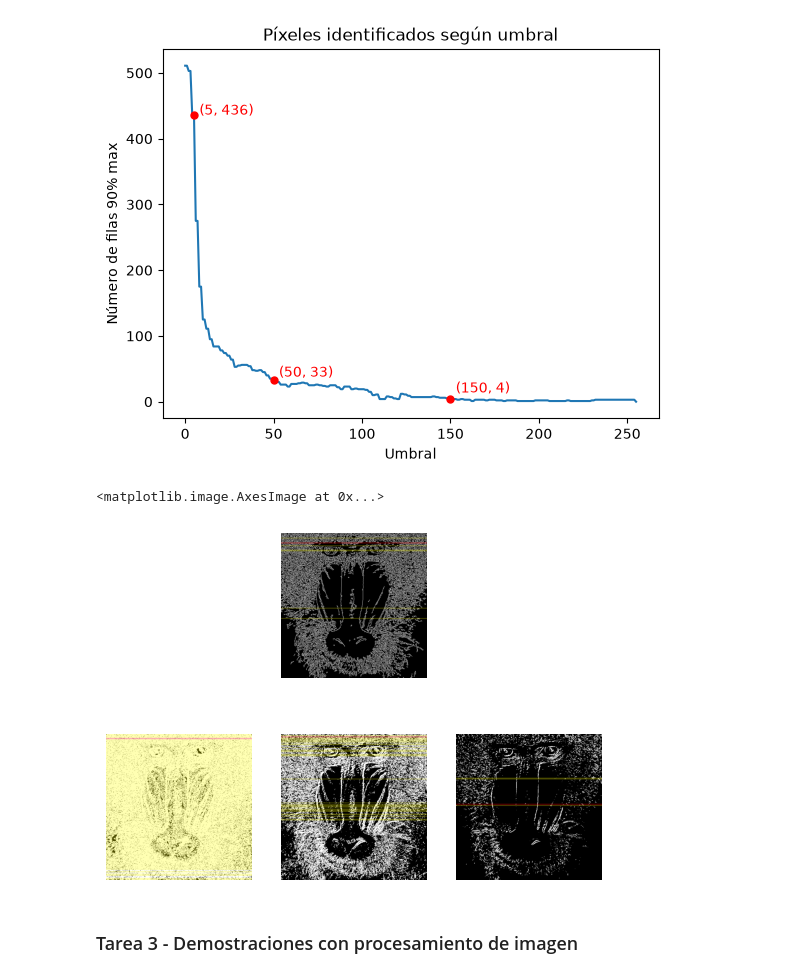
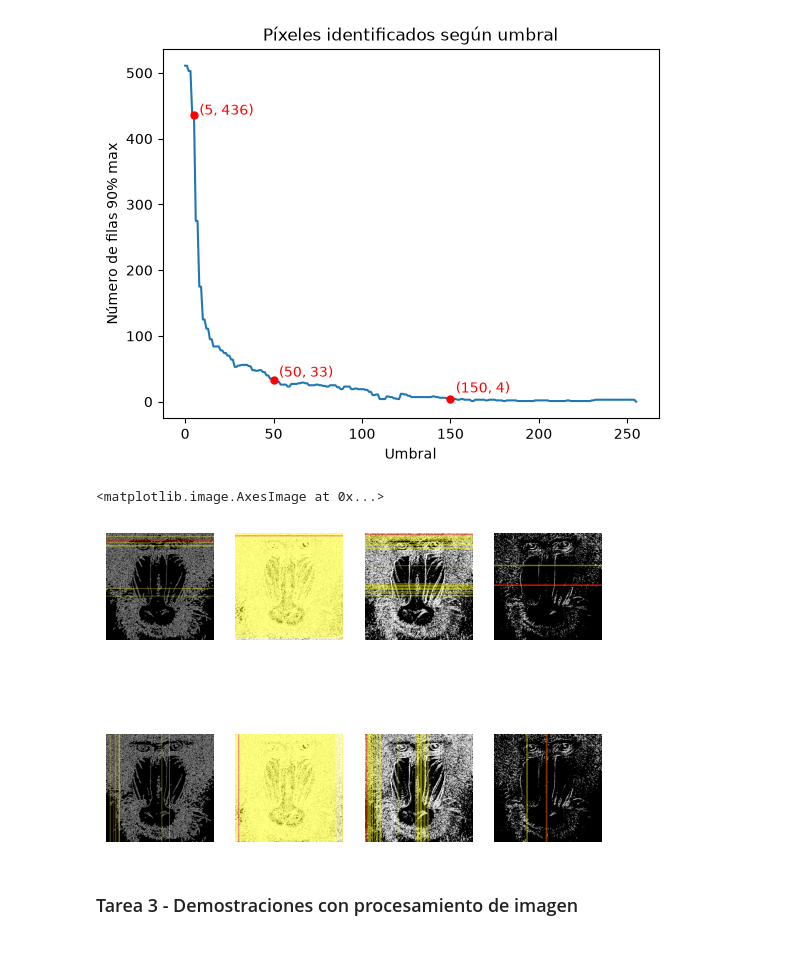
Before and after one commit to alejandra-rs/prac-VC, a Jupyter notebook: prac2/prac2.ipynb, the cells around one changed output. Saved outputs shown, nothing was run; the diff lists cells and outputs as text; code cells hidden in the pictures; blank space fills up the shorter version.

```diff
--- a/prac2/prac2.ipynb
+++ b/prac2/prac2.ipynb
@@ -90,13 +96,21 @@ def find_max90_idx(rows, max_idx):
         return np.array([], dtype=int)
     return np.where(rows >= 0.9 * rows[max_idx])[0]
 # %%
-def draw_threshold(image, max_idx, threshold_idx, alpha=0.3):
+def draw_threshold_row(image, max_idx, threshold_idx, alpha=0.5):
     overlay = image.copy()
     for idx in threshold_idx:
         cv2.line(overlay, (0, idx), (image.shape[1], idx), (255, 255, 0), 1)
     cv2.line(overlay, (0, max_idx), (image.shape[1], max_idx), (255, 0, 0), 4)
 
     return cv2.addWeighted(overlay, alpha, image, 1-alpha, 0)
+
+def draw_threshold_col(image, max_idx, threshold_idx, alpha=0.5):
+    overlay = image.copy()
+    for idx in threshold_idx:
+        cv2.line(overlay, (idx, 0), (idx, image.shape[0]), (255, 255, 0), 1)
+    cv2.line(overlay, (max_idx, 0), (max_idx, image.shape[0]), (255, 0, 0), 4)
+
+    return cv2.addWeighted(overlay, alpha, image, 1-alpha, 0)
 # %%
 img = cv2.imread('exercises/mandril.jpg')
 gris = cv2.cvtColor(img, cv2.COLOR_BGR2GRAY)
@@ -153,26 +167,44 @@ max_idx_sobel150 = find_max_idx(rows_sobel150_rgb)
 max90_idx_sobel150 = find_max90_idx(rows_sobel150_rgb, max_idx_sobel150)
 # %%
 fig = plt.figure()
-gs0 = gridspec.GridSpec(2, 3, figure=fig)
+gs0 = gridspec.GridSpec(2, 4, figure=fig)
 
-canny_subplot = fig.add_subplot(gs0[0, 1])
-sobel5_subplot = fig.add_subplot(gs0[1, 0])
-sobel50_subplot = fig.add_subplot(gs0[1, 1])
-sobel150_subplot = fig.add_subplot(gs0[1, 2])
+canny_subplot_row = fig.add_subplot(gs0[0, 0])
+canny_subplot_col = fig.add_subplot(gs0[1, 0])
 
-canny_subplot.axis('off')
-canny_subplot.imshow(draw_threshold(canny_rgb, max_idx_canny, max90_idx_canny), cmap='gray')
+sobel5_subplot_row = fig.add_subplot(gs0[0, 1])
+sobel50_subplot_row = fig.add_subplot(gs0[0, 2])
+sobel150_subplot_row = fig.add_subplot(gs0[0, 3])
 
-sobel5_subplot.axis('off')
-sobel5_subplot.imshow(draw_threshold(sobel5_rgb, max_idx_sobel5, max90_idx_sobel5), cmap='gray')
+sobel5_subplot_col = fig.add_subplot(gs0[1, 1])
+sobel50_subplot_col = fig.add_subplot(gs0[1, 2])
+sobel150_subplot_col = fig.add_subplot(gs0[1, 3])
 
-sobel50_subplot.axis('off')
-sobel50_subplot.imshow(draw_threshold(sobel50_rgb, max_idx_sobel50, max90_idx_sobel50), cmap='gray')
+canny_subplot_row.axis('off')
+canny_subplot_row.imshow(draw_threshold_row(canny_rgb, max_idx_canny, max90_idx_canny), cmap='gray')
 
-sobel150_subplot.axis('off')
-sobel150_subplot.imshow(draw_threshold(sobel150_rgb, max_idx_sobel150, max90_idx_sobel150), cmap='gray')
+canny_subplot_col.axis('off')
+canny_subplot_col.imshow(draw_threshold_col(canny_rgb, max_idx_canny, max90_idx_canny), cmap='gray')
+
+sobel5_subplot_row.axis('off')
+sobel5_subplot_row.imshow(draw_threshold_row(sobel5_rgb, max_idx_sobel5, max90_idx_sobel5), cmap='gray')
+
+sobel50_subplot_row.axis('off')
+sobel50_subplot_row.imshow(draw_threshold_row(sobel50_rgb, max_idx_sobel50, max90_idx_sobel50), cmap='gray')
+
+sobel150_subplot_row.axis('off')
+sobel150_subplot_row.imshow(draw_threshold_row(sobel150_rgb, max_idx_sobel150, max90_idx_sobel150), cmap='gray')
+
+sobel5_subplot_col.axis('off')
+sobel5_subplot_col.imshow(draw_threshold_col(sobel5_rgb, max_idx_sobel5, max90_idx_sobel5), cmap='gray')
+
+sobel50_subplot_col.axis('off')
+sobel50_subplot_col.imshow(draw_threshold_col(sobel50_rgb, max_idx_sobel50, max90_idx_sobel50), cmap='gray')
+
+sobel150_subplot_col.axis('off')
+sobel150_subplot_col.imshow(draw_threshold_col(sobel150_rgb, max_idx_sobel150, max90_idx_sobel150), cmap='gray')
 # %% [output]
 <matplotlib.image.AxesImage at 0x...>
-[figure, old version]
+[figure, new version]
 # %% [markdown]
 ### Tarea 3 - Demostraciones con procesamiento de imagen
```
Also changed, not shown: parts of 4 cells of this notebook, 3 other files.
